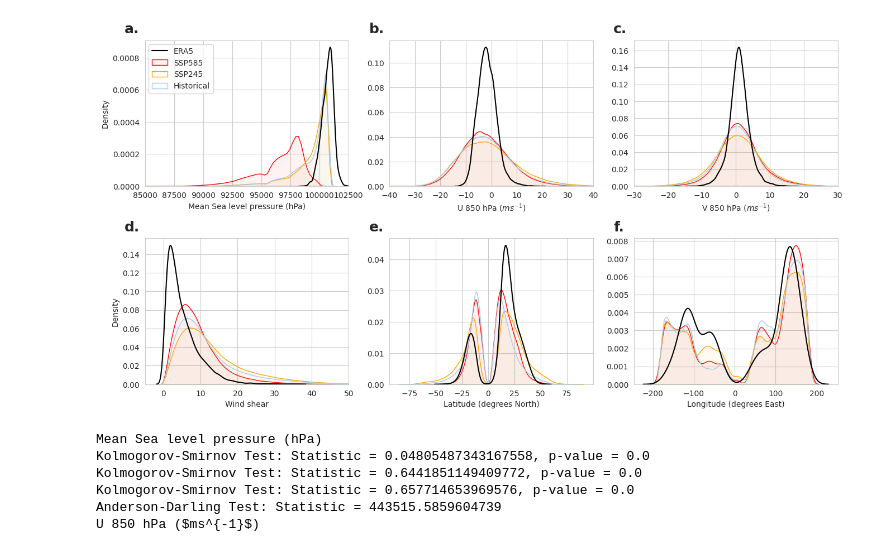
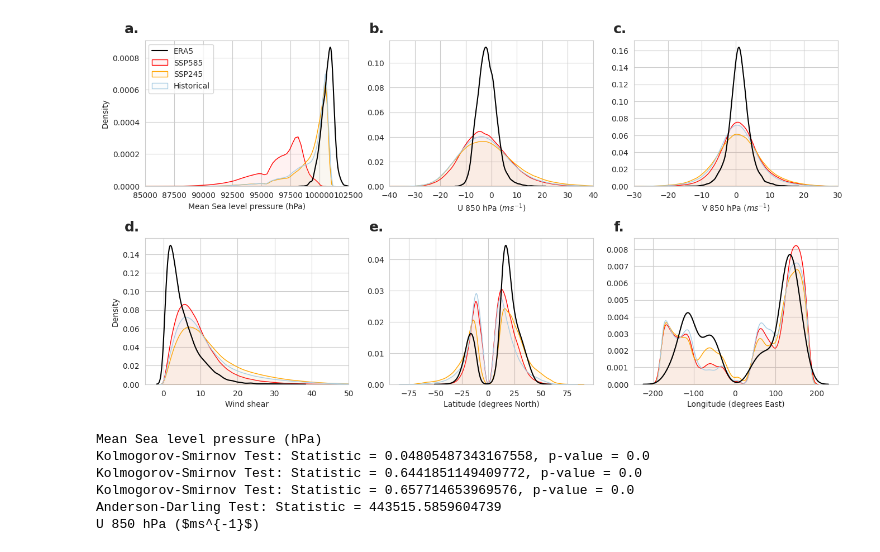
Before and after one commit to vosps/tropical_cyclone, a Jupyter notebook: chapter_3/cmip_input_analysis.ipynb, the cells around one changed output. Drawn from its saved outputs; the diff is of its cells as text; code cells hidden in the pictures.

Commit message:
cmip6 track analysis added

```diff
--- a/chapter_3/cmip_input_analysis.ipynb
+++ b/chapter_3/cmip_input_analysis.ipynb
@@ -57,7 +141,7 @@ height_ratios = [1,0.08,1]
 fig, axes = plt.subplots(3, 3, figsize=(16, 8),gridspec_kw={'height_ratios': height_ratios})
 titles = ['Mean Sea level pressure (hPa)', 'U 850 hPa ($ms^{-1}$)', 'V 850 hPa ($ms^{-1}$)', 'Wind shear', 'Latitude (degrees North)', 'Longitude (degrees East)']
 labels = ['a.','b.','c.','d.','e.','f.']
-
+columns = ['p','u850','v850','shear','lat','lon']
 for i in range(6):
     row, col = divmod(i, 3)
 
@@ -73,10 +157,10 @@ for i in range(6):
     # sns.kdeplot(miroc6_tracks_hist[:,i], fill=True, color="#A8CCE3", ax=axes[row,col])
     # sns.kdeplot(mpi6_tracks_hist[:,i], fill=True, color="#A8CCE3", ax=axes[row,col])
     sns.kdeplot(inputs[:,i],fill=False, color="Black", ax=axes[row,col])
-    sns.kdeplot(np.concatenate((canesm_tracks_ssp585[:,i],cnrm6_tracks_ssp585[:,i],ecearth6_tracks_ssp585[:,i],miroc6_tracks_ssp585[:,i],mpi6_tracks_ssp585[:,i])), fill=True,alpha=0.05 ,color="Red", ax=axes[row,col])
-    sns.kdeplot(np.concatenate((canesm_tracks_ssp245[:,i],cnrm6_tracks_ssp245[:,i],ecearth6_tracks_ssp245[:,i],miroc6_tracks_ssp245[:,i],mpi6_tracks_ssp245[:,i])), fill=True,alpha=0.05 ,color="Orange", ax=axes[row,col])
+    sns.kdeplot(np.concatenate((ipsl6_tracks_ssp585[columns[i]],canesm_tracks_ssp585[columns[i]],cnrm6_tracks_ssp585[columns[i]],ecearth6_tracks_ssp585[columns[i]],miroc6_tracks_ssp585[columns[i]],mpi6_tracks_ssp585[columns[i]],mri6_tracks_ssp585[columns[i]])), fill=True,alpha=0.05 ,color="Red", ax=axes[row,col])
+    sns.kdeplot(np.concatenate((ipsl6_tracks_ssp245[columns[i]],canesm_tracks_ssp245[columns[i]],cnrm6_tracks_ssp245[columns[i]],ecearth6_tracks_ssp245[columns[i]],miroc6_tracks_ssp245[columns[i]],mpi6_tracks_ssp245[columns[i]],mri6_tracks_ssp245[columns[i]])), fill=True,alpha=0.05 ,color="Orange", ax=axes[row,col])
 
-    sns.kdeplot(np.concatenate((canesm_tracks_hist[:,i],cnrm6_tracks_hist[:,i],ecearth6_tracks_hist[:,i],miroc6_tracks_hist[:,i],mpi6_tracks_hist[:,i])), fill=True,alpha=0.05, color="#A8CCE3", ax=axes[row,col])
+    sns.kdeplot(np.concatenate((ipsl6_tracks_hist[columns[i]],canesm_tracks_hist[columns[i]],cnrm6_tracks_hist[columns[i]],ecearth6_tracks_hist[columns[i]],miroc6_tracks_hist[columns[i]],mpi6_tracks_hist[columns[i]],mri6_tracks_hist[columns[i]])), fill=True,alpha=0.05, color="#A8CCE3", ax=axes[row,col])
 
     # sns.kdeplot(canesm_tracks_ssp245[:,i], fill=True, color="Orange", ax=axes[row,col])
     # sns.kdeplot(cnrm6_tracks_ssp245[:,i], fill=True, color="Orange", ax=axes[row,col])
@@ -94,34 +178,34 @@ for i in range(6):
     # sns.kdeplot(mpi6_tracks_ssp585[:,i], fill=True, color="Red", ax=axes[row,col])
 
 
     # if i == 0:
     #     tracks_hist[:,i] = tracks_hist[:,i] * 100
     #     tracks_ssp245[:,i] = tracks_ssp245[:,i] * 100
     #     tracks_585[:,i] = tracks_585[:,i] * 100
     # sns.kdeplot(tracks_585[:,i], fill=True, color="#204587", ax=axes[row,col])
 
     axes[row,col].text(-0.1, 1.05, labels[i], transform=axes[row,col].transAxes, size=18, weight='bold')
     # axes[row,col].set_title(titles[i])
     axes[row,col].set_xlabel(titles[i])
     axes[row,col].set_ylabel("")
 
 axes[0,0].set_ylabel('Density')
 axes[2,0].set_ylabel('Density')
 axes[0,0].set_xlim(85000,102500)
 axes[0,1].set_xlim(-40,40)
 axes[0,2].set_xlim(-30,30)
 axes[2,0].set_xlim(-5,50)
 # plt.title("Kernel Density Estimation (KDE) Plot")
 # plt.xlabel("Values")
 # plt.ylabel("Density")
 # plt.show()
 axes[0,0].legend(['ERA5','SSP585','SSP245','Historical'])
 plt.savefig('figure_11a_inputs.png',bbox_inches='tight',dpi=600)
 
 # Reminder that this is based on ERA5 input data, so not necessarily 100% accurate. ERA5 is easy to work with but is
 # still a reanalysis product and therefore will still have some bias especially with U and V
 # %% [output]
-[figure, old version]
+[figure, new version]
 # %%
 for i in range(6):
     # row, col = divmod(i, 3)
```
Also changed, not shown: parts of 10 cells of this notebook, 9 other files.
